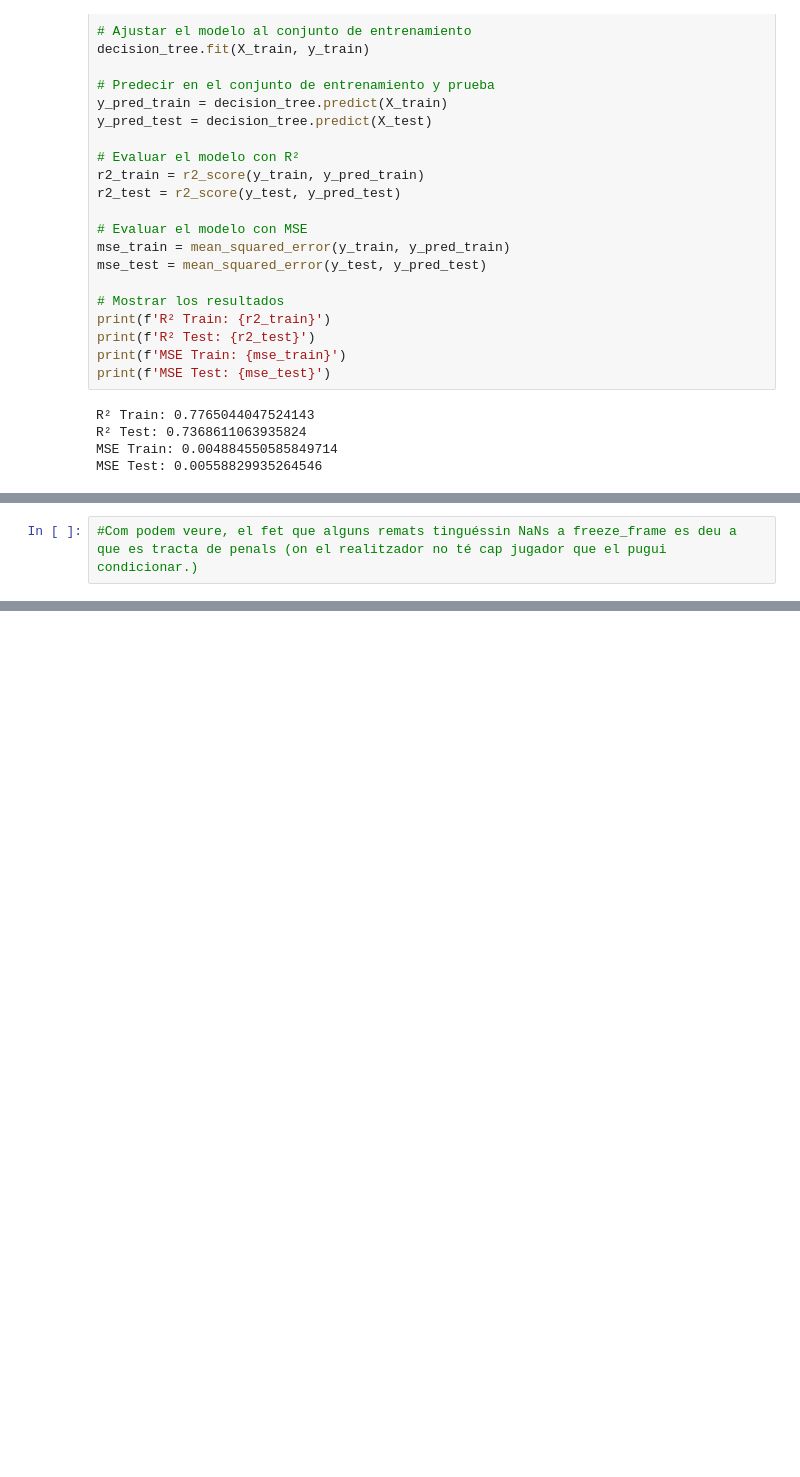
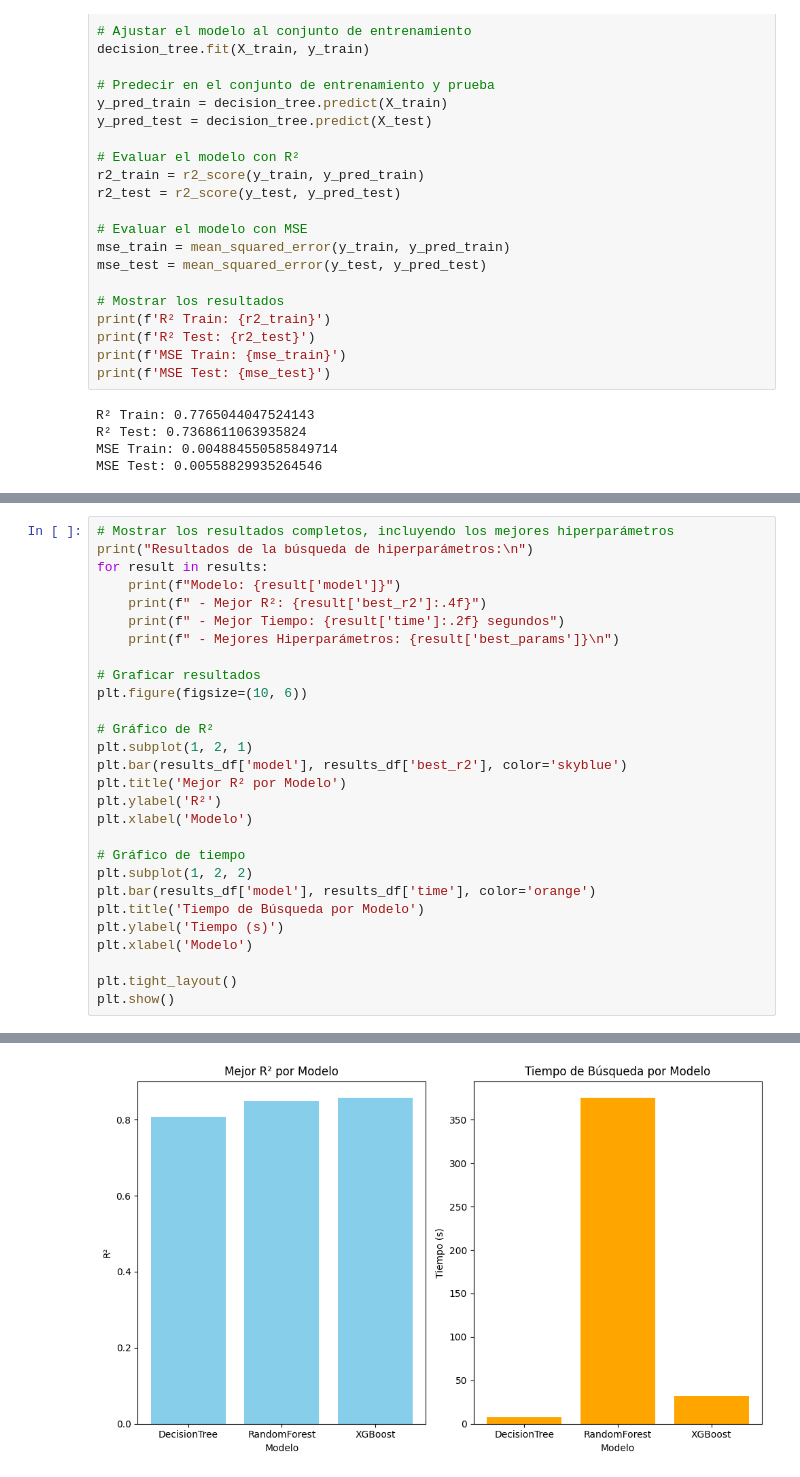
Before and after one commit to NIU1666675/Cas-kaggle-, a Jupyter notebook: cas kaggle.ipynb, the cells around one changed output, grey strips where cells are left out. Drawn from its saved outputs; the diff is of its cells as text; blank space fills up the shorter version.

```diff
--- a/cas kaggle.ipynb
+++ b/cas kaggle.ipynb
@@ -551,2 +659,29 @@ MSE Test: 0.00558829935264546
 # %%
-#Com podem veure, el fet que alguns remats tinguéssin NaNs a freeze_frame es deu a que es tracta de penals (on el realitzador no té cap jugador que el pugui condicionar.)
+# Mostrar los resultados completos, incluyendo los mejores hiperparámetros
+print("Resultados de la búsqueda de hiperparámetros:\n")
+for result in results:
+    print(f"Modelo: {result['model']}")
+    print(f" - Mejor R²: {result['best_r2']:.4f}")
+    print(f" - Mejor Tiempo: {result['time']:.2f} segundos")
+    print(f" - Mejores Hiperparámetros: {result['best_params']}\n")
+
+# Graficar resultados
+plt.figure(figsize=(10, 6))
+
+# Gráfico de R²
+plt.subplot(1, 2, 1)
+plt.bar(results_df['model'], results_df['best_r2'], color='skyblue')
+plt.title('Mejor R² por Modelo')
+plt.ylabel('R²')
+plt.xlabel('Modelo')
+
+# Gráfico de tiempo
+plt.subplot(1, 2, 2)
+plt.bar(results_df['model'], results_df['time'], color='orange')
+plt.title('Tiempo de Búsqueda por Modelo')
+plt.ylabel('Tiempo (s)')
+plt.xlabel('Modelo')
+
+plt.tight_layout()
+plt.show()
+# %% [output]
@@ -552,0 +704 @@ MSE Test: 0.00558829935264546
+[figure, added]
```
Also changed, not shown: parts of 11 cells of this notebook.
